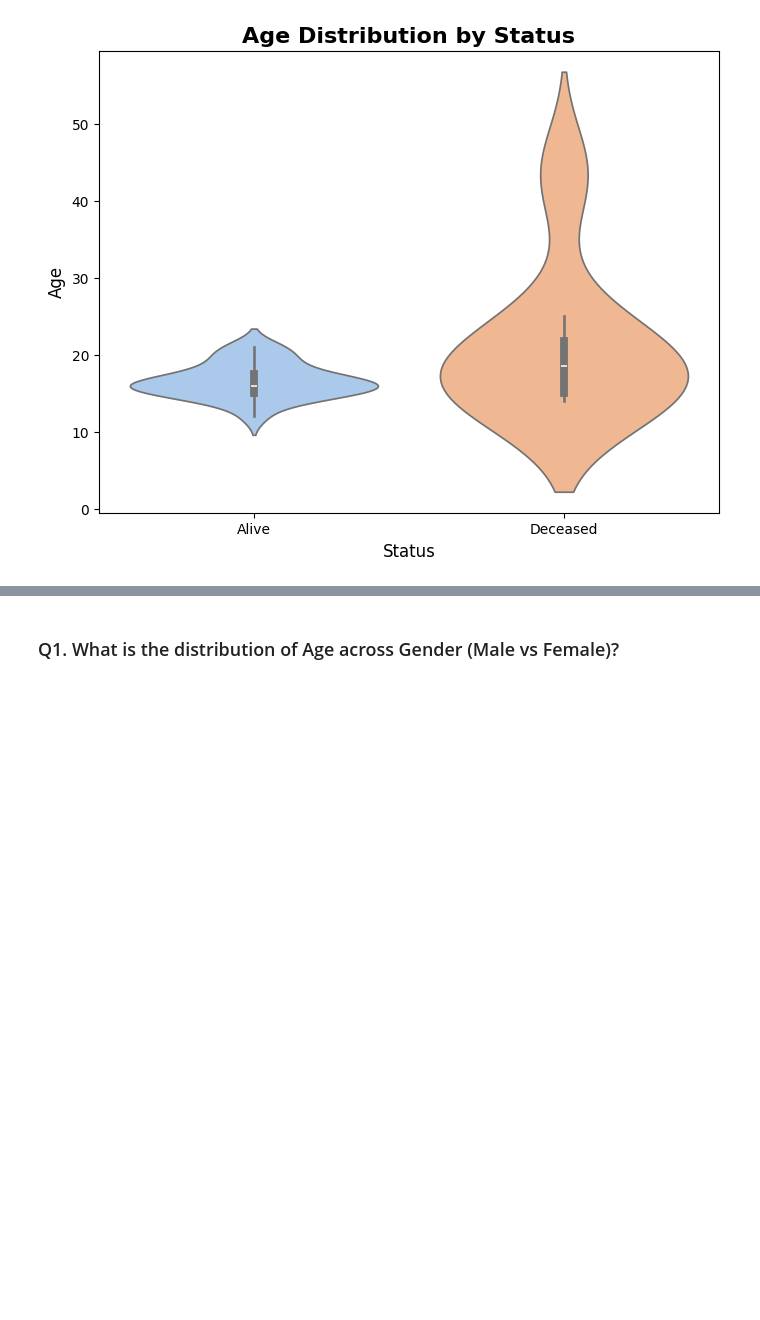
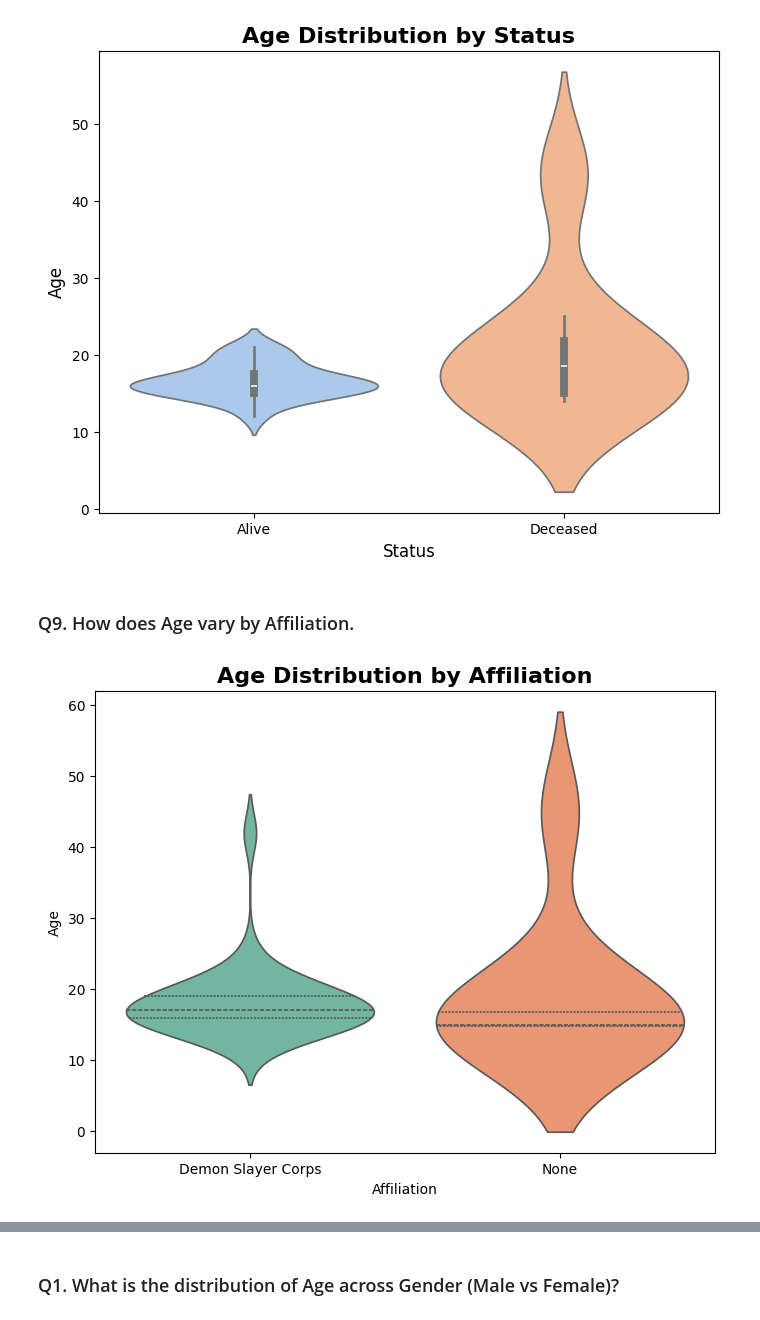
Before and after one commit to lukhi-laksh/Kaggle-Notebooks, a Jupyter notebook: Demon_Slayer_Character_Analysis.ipynb, the cells around one changed output, grey strips where cells are left out. Drawn from its saved outputs; the diff is of its cells as text; code cells hidden in the pictures; blank space fills up the shorter version.

```diff
--- a/Demon_Slayer_Character_Analysis.ipynb
+++ b/Demon_Slayer_Character_Analysis.ipynb
@@ -362,4 +362,19 @@ plt.ylabel("Age", fontsize=12)
 plt.show()
 # %% [output]
 [figure]
+# %% [markdown]
+### Q9. How does Age vary by Affiliation.
+# %%
+df_filtered = df.dropna(subset=['Age', 'Affiliation'])
+
+plt.figure(figsize=(8,6))
+sns.violinplot(data=df_filtered, x='Affiliation', y='Age', hue='Affiliation', palette="Set2", inner="quartile", dodge=False)
+plt.title("Age Distribution by Affiliation", fontsize=16, weight='bold')
+plt.xlabel("Affiliation")
+plt.ylabel("Age")
+plt.xticks(rotation=0)
+plt.legend([],[], frameon=False)
+plt.show()
+# %% [output]
+[figure, added]
 # %% [markdown]
```
Also changed, not shown: parts of 8 cells of this notebook.
